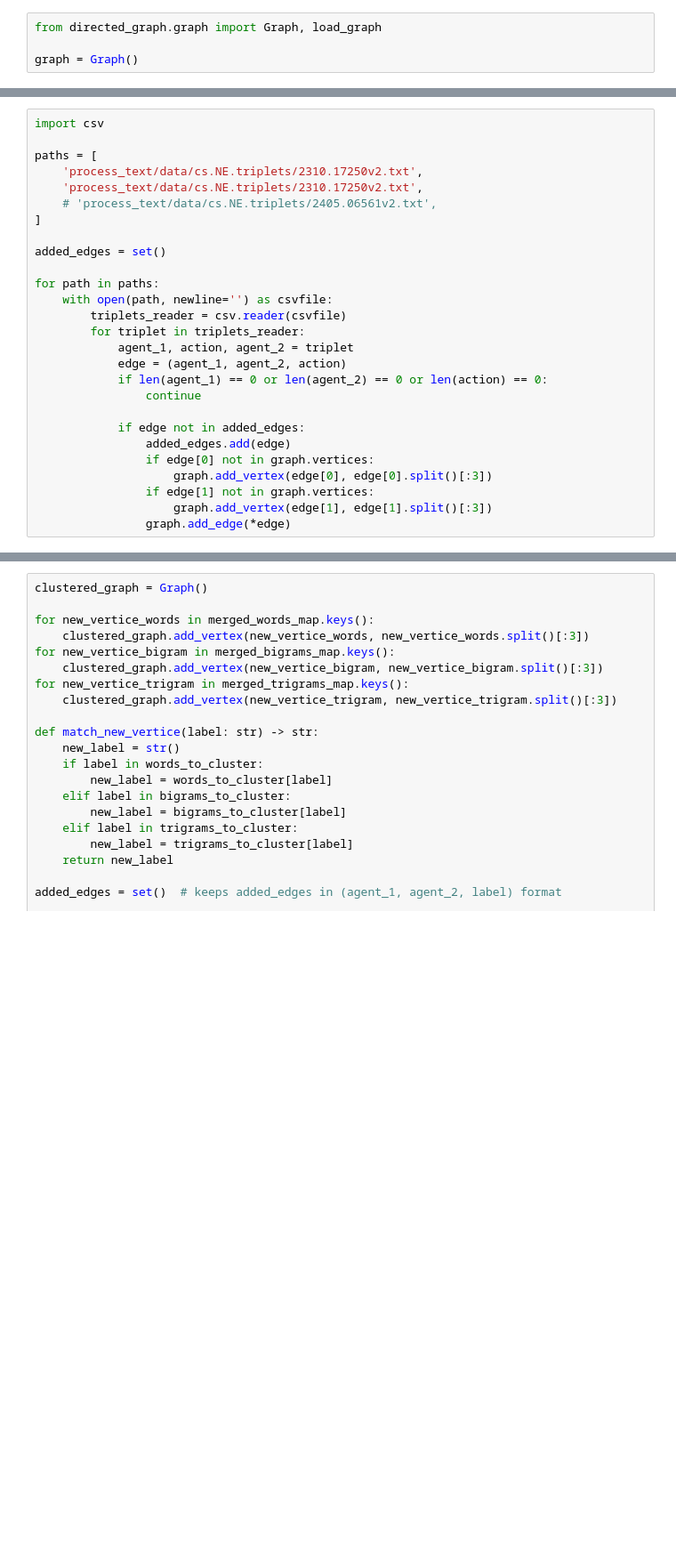
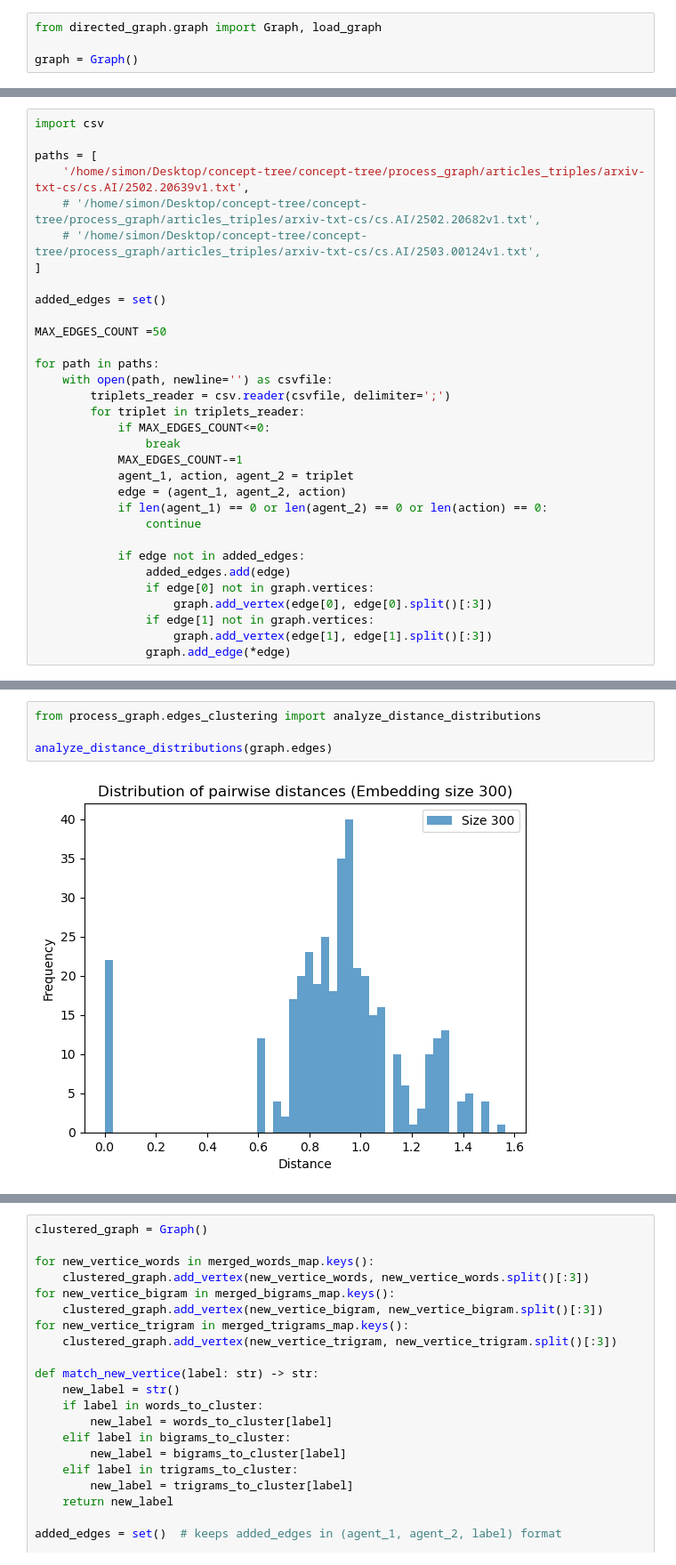
Before and after one commit to dmtr-m/concept-tree, a Jupyter notebook: 02_pipeline_clusterize.ipynb, the cells around one changed output, grey strips where cells are left out. Shown at 89% size. Drawn from its saved outputs; the diff is of its cells as text; blank space fills up the shorter version.

```diff
--- a/02_pipeline_clusterize.ipynb
+++ b/02_pipeline_clusterize.ipynb
@@ -8,17 +10,22 @@ graph = Graph()
 import csv
 
 paths = [
-    'process_text/data/cs.NE.triplets/2310.17250v2.txt',
-    'process_text/data/cs.NE.triplets/2310.17250v2.txt',
-    # 'process_text/data/cs.NE.triplets/2405.06561v2.txt',
+    '/home/simon/Desktop/concept-tree/concept-tree/process_graph/articles_triples/arxiv-txt-cs/cs.AI/2502.20639v1.txt',
+    # '/home/simon/Desktop/concept-tree/concept-tree/process_graph/articles_triples/arxiv-txt-cs/cs.AI/2502.20682v1.txt',
+    # '/home/simon/Desktop/concept-tree/concept-tree/process_graph/articles_triples/arxiv-txt-cs/cs.AI/2503.00124v1.txt',
 ]
 
 added_edges = set()
 
+MAX_EDGES_COUNT =50
+
 for path in paths:
     with open(path, newline='') as csvfile:
-        triplets_reader = csv.reader(csvfile)
+        triplets_reader = csv.reader(csvfile, delimiter=';')
         for triplet in triplets_reader:
+            if MAX_EDGES_COUNT<=0:
+                break
+            MAX_EDGES_COUNT-=1
             agent_1, action, agent_2 = triplet
             edge = (agent_1, agent_2, action)
             if len(agent_1) == 0 or len(agent_2) == 0 or len(action) == 0:
@@ -33,0 +45,6 @@ for path in paths:
+# %%
+from process_graph.edges_clustering import analyze_distance_distributions
+
+analyze_distance_distributions(graph.edges)
+# %% [output]
+[figure, added]
```
Also changed, not shown: parts of 18 cells of this notebook, 6 other files.
